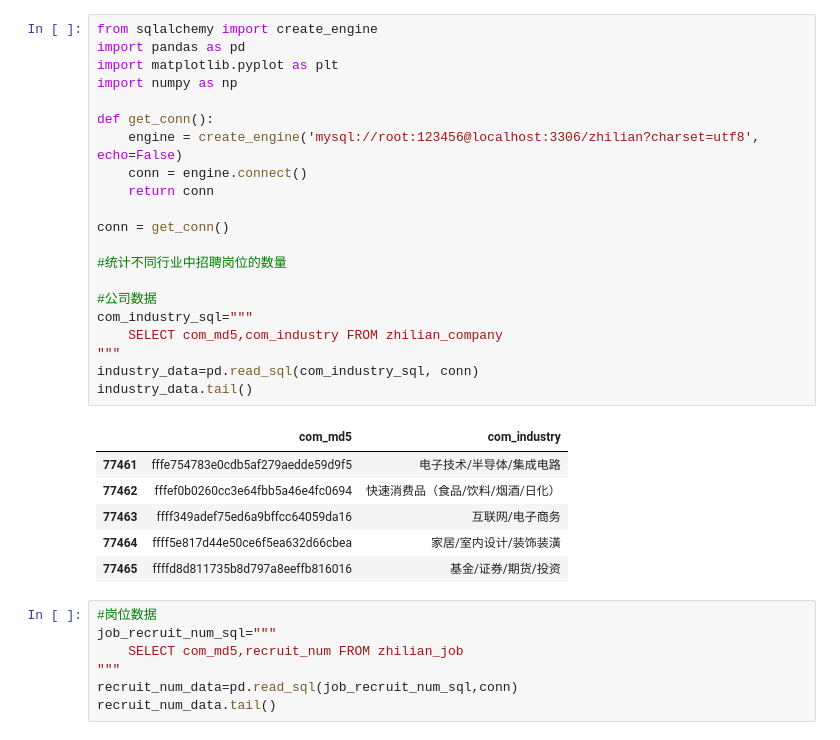
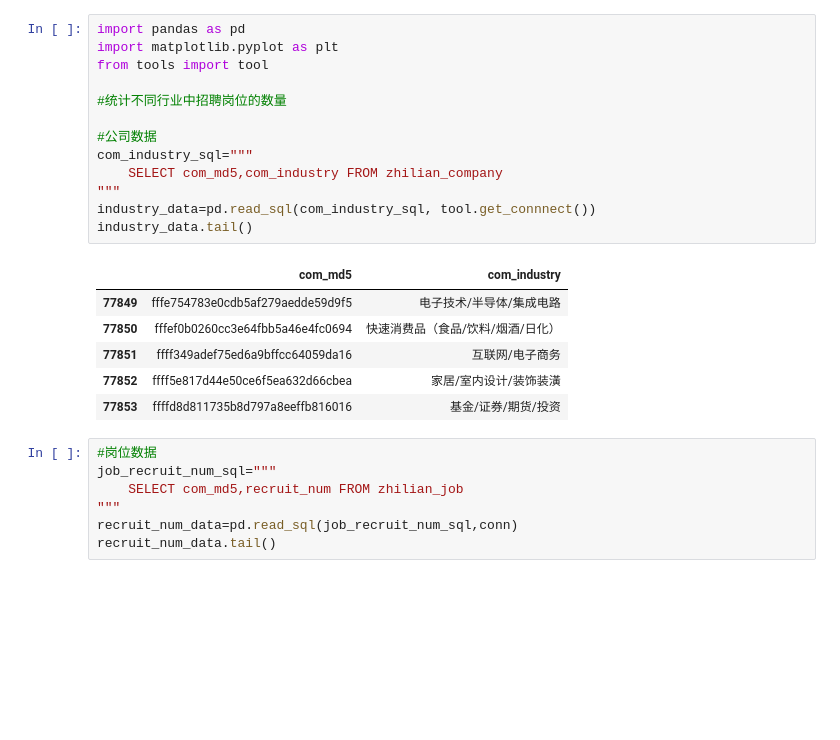
Before and after one commit to yexxyy/recruit_data, a Jupyter notebook: Datamining/tools/各行业招聘数量排名.ipynb, the cells around one changed output. Saved outputs shown, nothing was run; the diff lists cells and outputs as text; blank space fills up the shorter version.

```diff
--- a/Datamining/tools/各行业招聘数量排名.ipynb
+++ b/Datamining/tools/各行业招聘数量排名.ipynb
@@ -1,31 +1,23 @@
 # %%
-from sqlalchemy import create_engine
 import pandas as pd
 import matplotlib.pyplot as plt
-import numpy as np
-
-def get_conn():
-	engine = create_engine('mysql://root:123456@localhost:3306/zhilian?charset=utf8', echo=False)
-	conn = engine.connect()
-	return conn
-
-conn = get_conn()
+from tools import tool
 
 #统计不同行业中招聘岗位的数量
 
 #公司数据
 com_industry_sql="""
     SELECT com_md5,com_industry FROM zhilian_company
 """
-industry_data=pd.read_sql(com_industry_sql, conn)
+industry_data=pd.read_sql(com_industry_sql, tool.get_connnect())
 industry_data.tail()
 # %% [output]
 |  | com_md5 | com_industry |
-| 77461 | fffe754783e0cdb5af279aedde59d9f5 | 电子技术/半导体/集成电路 |
-| 77462 | fffef0b0260cc3e64fbb5a46e4fc0694 | 快速消费品（食品/饮料/烟酒/日化） |
-| 77463 | ffff349adef75ed6a9bffcc64059da16 | 互联网/电子商务 |
-| 77464 | ffff5e817d44e50ce6f5ea632d66cbea | 家居/室内设计/装饰装潢 |
-| 77465 | ffffd8d811735b8d797a8eeffb816016 | 基金/证券/期货/投资 |
+| 77849 | fffe754783e0cdb5af279aedde59d9f5 | 电子技术/半导体/集成电路 |
+| 77850 | fffef0b0260cc3e64fbb5a46e4fc0694 | 快速消费品（食品/饮料/烟酒/日化） |
+| 77851 | ffff349adef75ed6a9bffcc64059da16 | 互联网/电子商务 |
+| 77852 | ffff5e817d44e50ce6f5ea632d66cbea | 家居/室内设计/装饰装潢 |
+| 77853 | ffffd8d811735b8d797a8eeffb816016 | 基金/证券/期货/投资 |
 # %%
 #岗位数据
 job_recruit_num_sql="""
```
Also changed, not shown: 2 other files.
